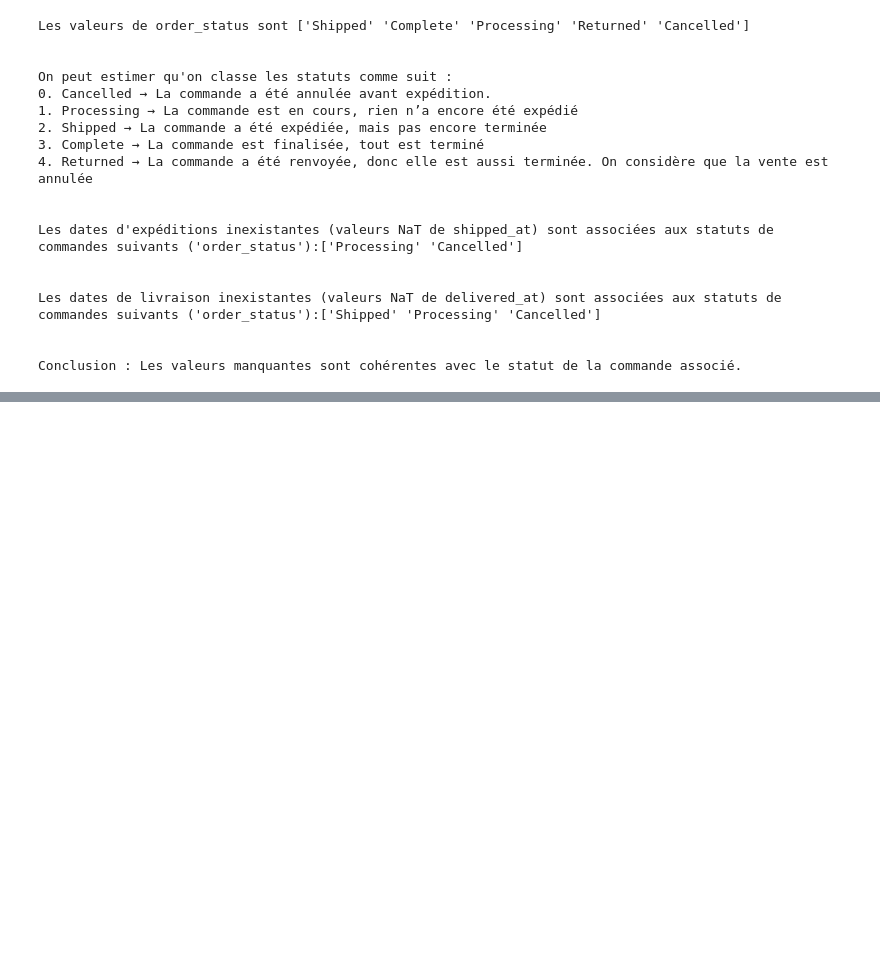
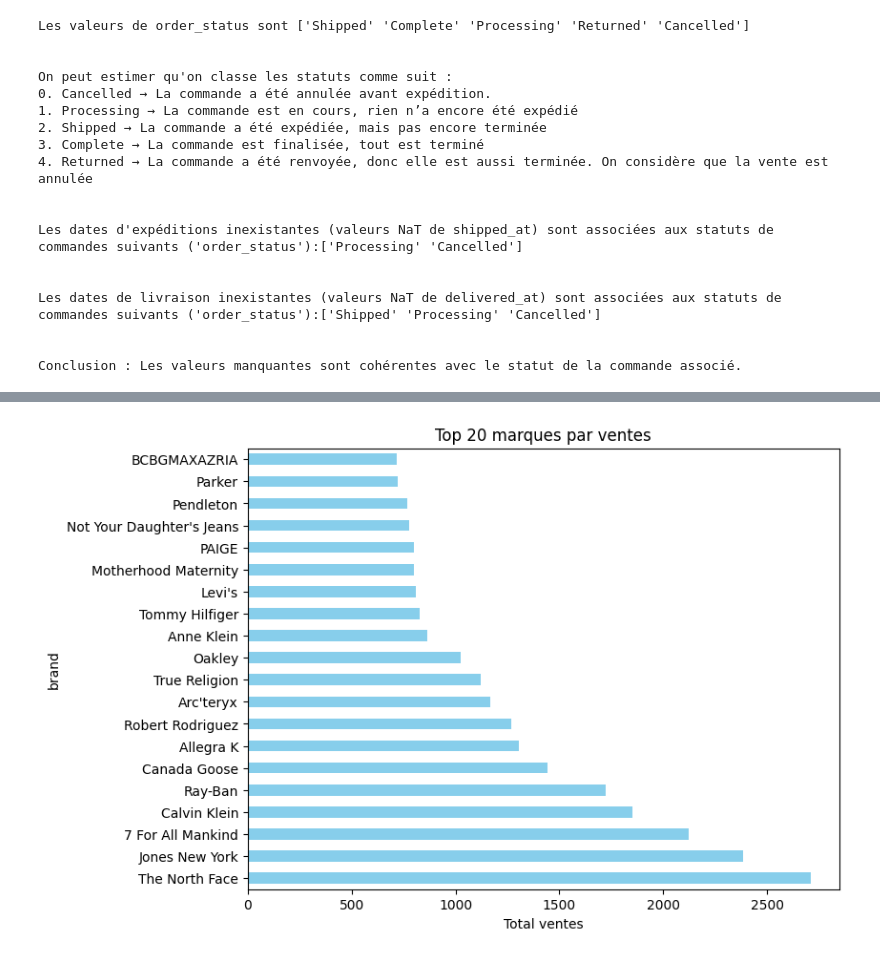
Before and after one commit to CDoliveux/Exam_Datagong_Doliveux, a Jupyter notebook: notebooks/TEST.ipynb, the cells around one changed output, grey strips where cells are left out. Cells and saved outputs as stored; diff of their text form; code cells hidden in the pictures; blank space fills up the shorter version.

Commit message:
mise à jour suite update fonctiond e conversion en date + tests valeurs uniques + premier test de graphique

```diff
--- a/notebooks/TEST.ipynb
+++ b/notebooks/TEST.ipynb
@@ -7,7 +7,7 @@ os.getcwd()
 # %%
 import pandas as pd
 # %%
-df=pd.read_csv("./data/thelook_fr_women_2023_2024.csv")
+df=pd.read_csv("../data/thelook_fr_women_2023_2024.csv")
 # %%
 # Affichez les dimensions du DataFrame
 print(f"La base fait {df.shape[0]} lignes et {df.shape[1]} colonnes")
@@ -274,0 +330,8 @@ Index: []
+# %%
+top_brands = df.groupby('brand')['sale_price'].sum().sort_values(ascending=False).head(20)
+top_brands.plot(kind='barh', figsize=(8,6), color='skyblue')
+plt.title("Top 20 marques par ventes")
+plt.xlabel("Total ventes")
+plt.show()
+# %% [output]
+[figure, added]
```
Also changed, not shown: parts of 9 cells of this notebook.
